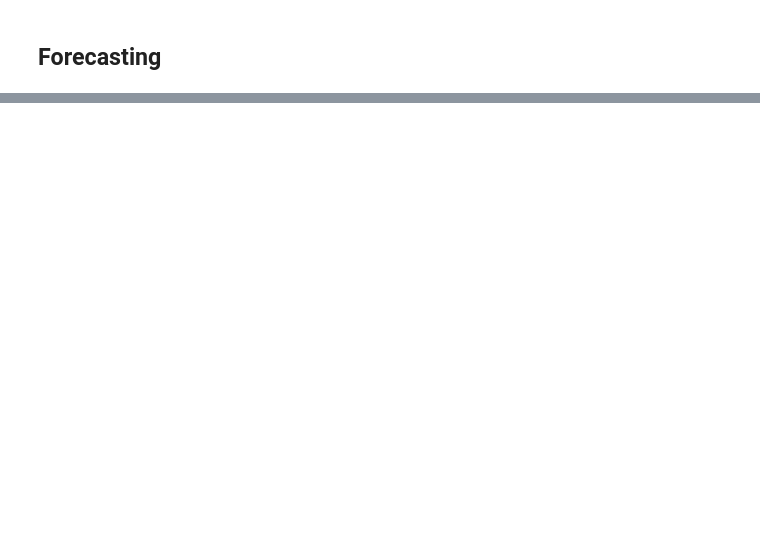
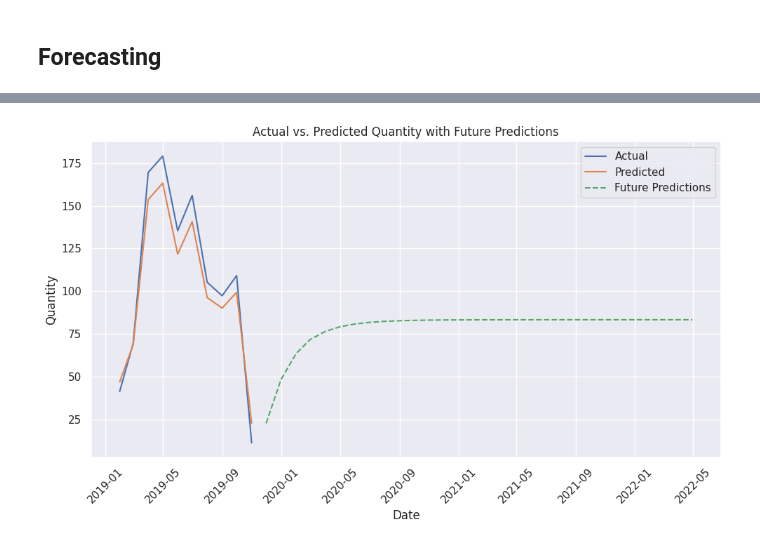
Before and after one commit to SanviBhelkar/Pharmalytics, a Jupyter notebook: pharmalytics-lstm.ipynb, the cells around one changed output, grey strips where cells are left out. Cells and saved outputs as stored; diff of their text form; code cells hidden in the pictures; blank space fills up the shorter version.

```diff
--- a/pharmalytics-lstm.ipynb
+++ b/pharmalytics-lstm.ipynb
@@ -378,0 +433,40 @@ plt.show()
+# %%
+# Number of future time steps to predict
+future_steps = 30  # Adjust as needed
+
+# Prepare the last window of data from the test set to predict future values
+last_window = X_test[-1].reshape(1, -1)  # Reshape to match model input shape
+
+# Predict future values iteratively
+future_predictions = []
+for _ in range(future_steps):
+    # Predict the next value
+    next_pred = model.predict(last_window)
+
+    # Append the prediction to the list
+    future_predictions.append(next_pred[0])
+
+    # Update the last window by removing the first element and adding the prediction
+    last_window = np.roll(last_window, -1)
+    last_window[-1] = next_pred
+
+# Inverse transform the predicted future values
+future_predictions = scaler_y.inverse_transform(np.array(future_predictions).reshape(-1, 1)).flatten()
+
+# Generate future dates for plotting
+last_date = pd.to_datetime(salesmonthly_new['datum'].iloc[-1])
+future_dates = [last_date + pd.DateOffset(months=i) for i in range(1, future_steps + 1)]
+
+# Plot actual vs. predicted values with future predictions
+plt.figure(figsize=(10, 6))
+plt.plot(salesmonthly_new['datum'][split_index:], y_test_inv, label='Actual')
+plt.plot(salesmonthly_new['datum'][split_index:], predictions_inv, label='Predicted')
+plt.plot(future_dates, future_predictions, label='Future Predictions', linestyle='--')
+plt.title('Actual vs. Predicted Quantity with Future Predictions')
+plt.xlabel('Date')
+plt.ylabel('Quantity')
+plt.xticks(rotation=45)  # Rotate x-axis labels for better readability
+plt.legend()
+plt.tight_layout()  # Adjust layout to prevent clipping of labels
+plt.show()
+# %% [output]
@@ -378,0 +490 @@ plt.show()
+[figure, added]
```
Also changed, not shown: parts of 19 cells of this notebook.
